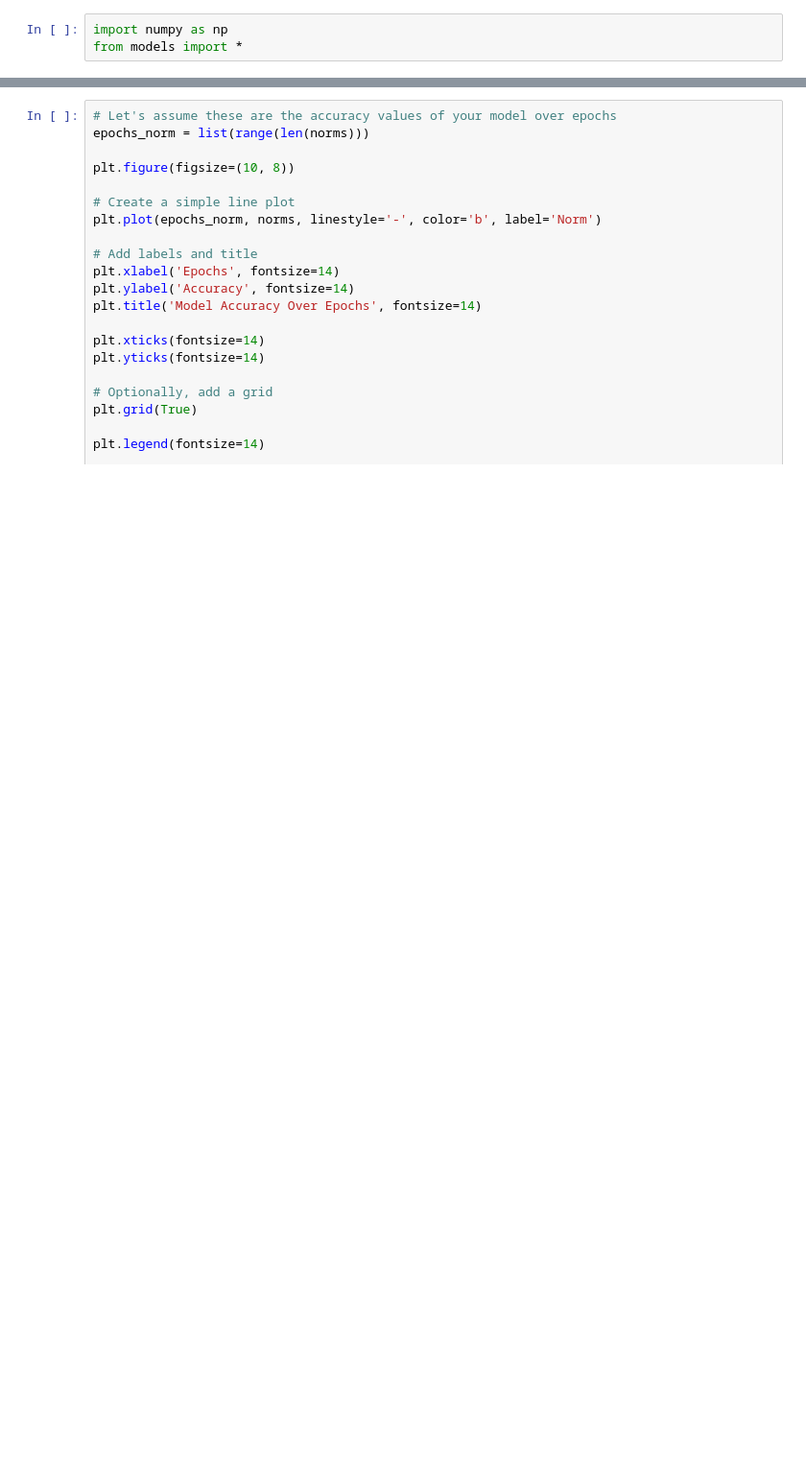
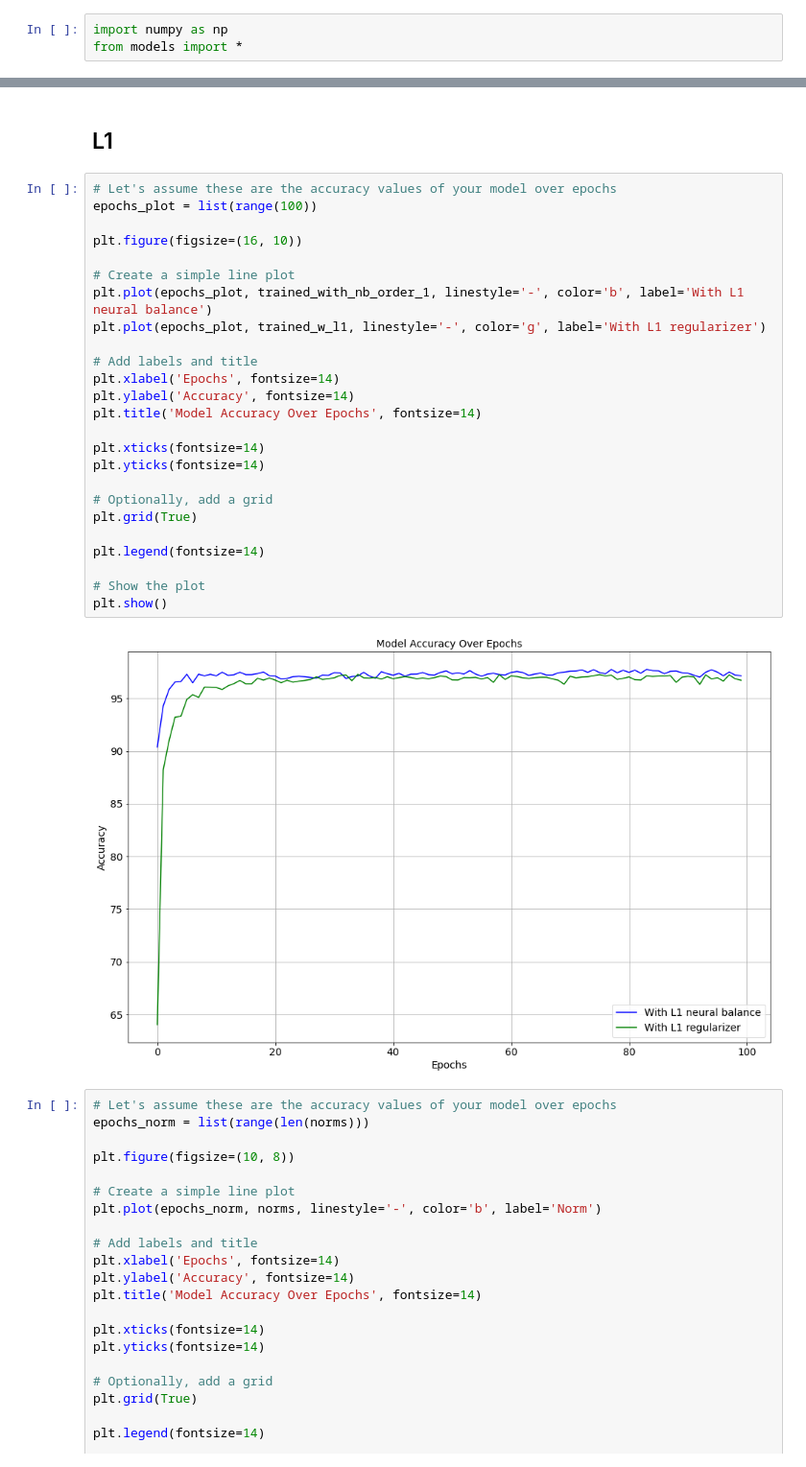
Before and after one commit to antonyalexos/Neural-Balance, a Jupyter notebook: plot.ipynb, the cells around one changed output, grey strips where cells are left out. Shown: that part at 96% size. Drawn from its saved outputs; the diff is of its cells as text; blank space fills up the shorter version.

```diff
--- a/plot.ipynb
+++ b/plot.ipynb
@@ -42,3 +50,32 @@ plt.show()
+# %% [markdown]
+## L1
+# %%
+# Let's assume these are the accuracy values of your model over epochs
+epochs_plot = list(range(100))
+
+plt.figure(figsize=(16, 10))
+
+# Create a simple line plot
+plt.plot(epochs_plot, trained_with_nb_order_1, linestyle='-', color='b', label='With L1 neural balance')
+plt.plot(epochs_plot, trained_w_l1, linestyle='-', color='g', label='With L1 regularizer')
+
+# Add labels and title
+plt.xlabel('Epochs', fontsize=14)
+plt.ylabel('Accuracy', fontsize=14)
+plt.title('Model Accuracy Over Epochs', fontsize=14)
+
+plt.xticks(fontsize=14)
+plt.yticks(fontsize=14)
+
+# Optionally, add a grid
+plt.grid(True)
+
+plt.legend(fontsize=14)
+
+# Show the plot
+plt.show()
+# %% [output]
+[figure, added]
 # %%
 # Let's assume these are the accuracy values of your model over epochs
 epochs_norm = list(range(len(norms)))
```
Also changed, not shown: parts of 29 cells of this notebook, 4 other files.
